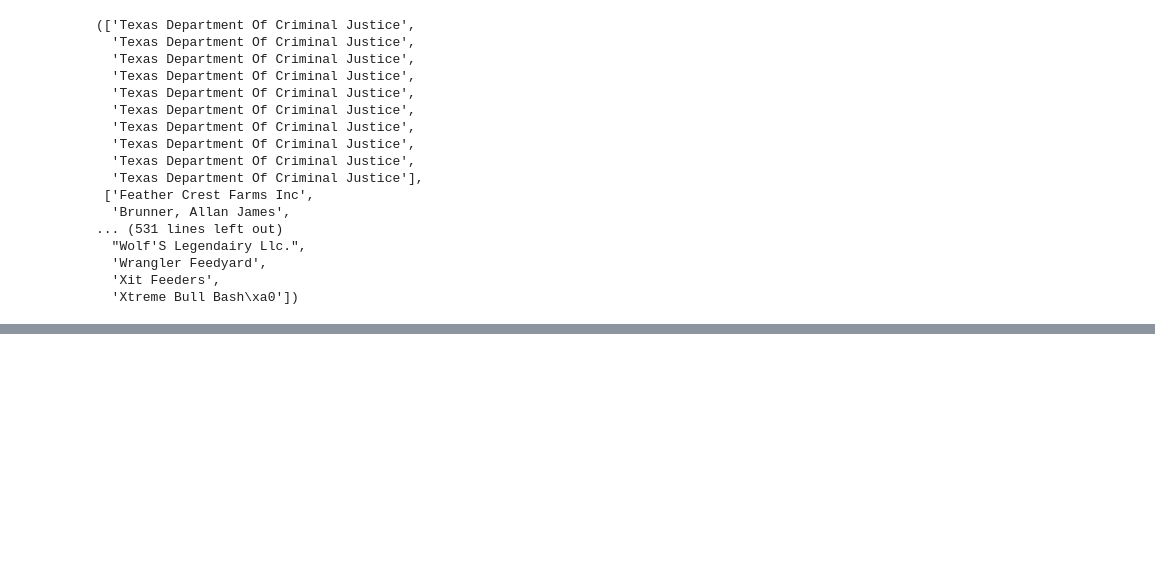
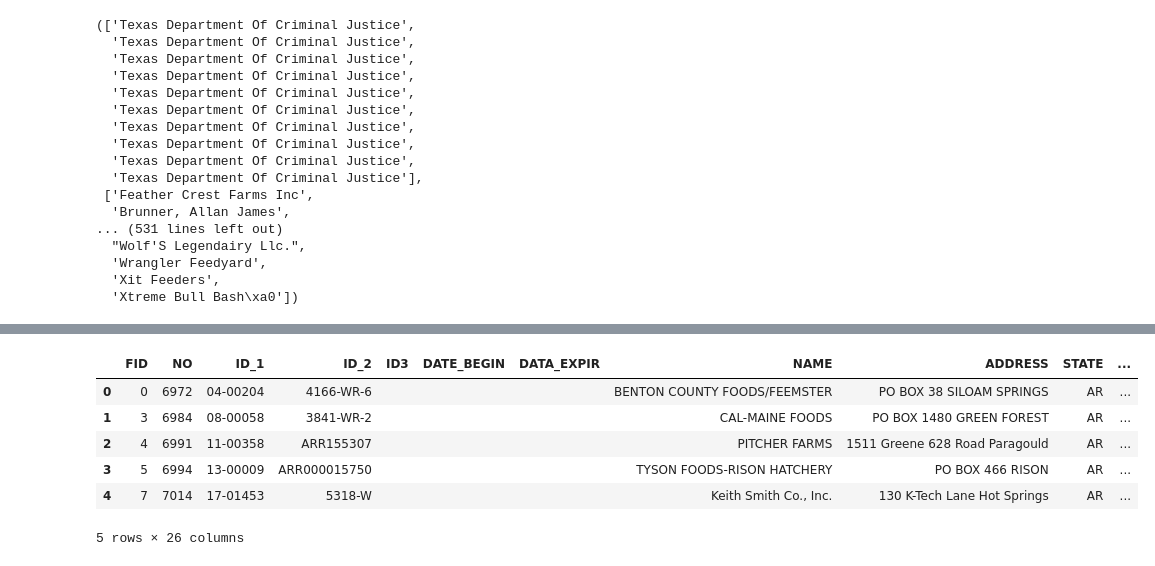
Before and after one commit to uchicago-dsi/rafi-poultry, a Jupyter notebook: notebooks/cafo_analysis.ipynb, the cells around one changed output, grey strips where cells are left out. Saved outputs shown, nothing was run; the diff lists cells and outputs as text; code cells hidden in the pictures; blank space fills up the shorter version.

```diff
--- a/notebooks/cafo_analysis.ipynb
+++ b/notebooks/cafo_analysis.ipynb
@@ -241,0 +353,10 @@ Only in Counterglow: 521
+# %%
+iowa_ar.head()
+# %% [output]
+|  | FID | NO | ID_1 | ID_2 | ID3 | DATE_BEGIN | DATA_EXPIR | NAME | ADDRESS | STATE | ... |
+| 0 | 0 | 6972 | 04-00204 | 4166-WR-6 |  |  |  | BENTON COUNTY FOODS/FEEMSTER | PO BOX 38 SILOAM SPRINGS | AR | ... |
+| 1 | 3 | 6984 | 08-00058 | 3841-WR-2 |  |  |  | CAL-MAINE FOODS | PO BOX 1480 GREEN FOREST | AR | ... |
+| 2 | 4 | 6991 | 11-00358 | ARR155307 |  |  |  | PITCHER FARMS | 1511 Greene 628 Road Paragould | AR | ... |
+| 3 | 5 | 6994 | 13-00009 | ARR000015750 |  |  |  | TYSON FOODS-RISON HATCHERY | PO BOX 466 RISON | AR | ... |
+| 4 | 7 | 7014 | 17-01453 | 5318-W |  |  |  | Keith Smith Co., Inc. | 130 K-Tech Lane Hot Springs | AR | ... |
+5 rows × 26 columns
```
Also changed, not shown: parts of 19 cells of this notebook.
